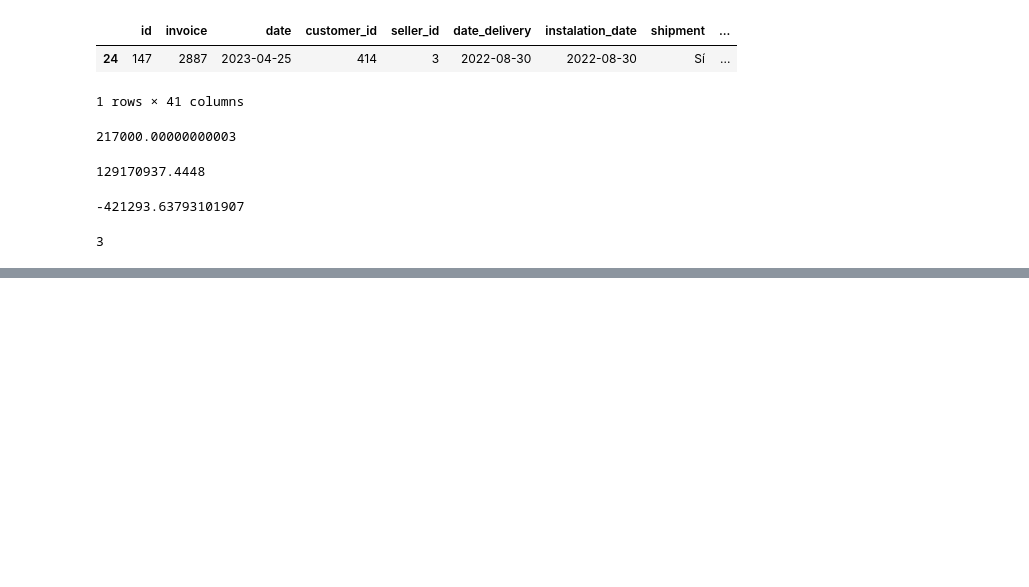
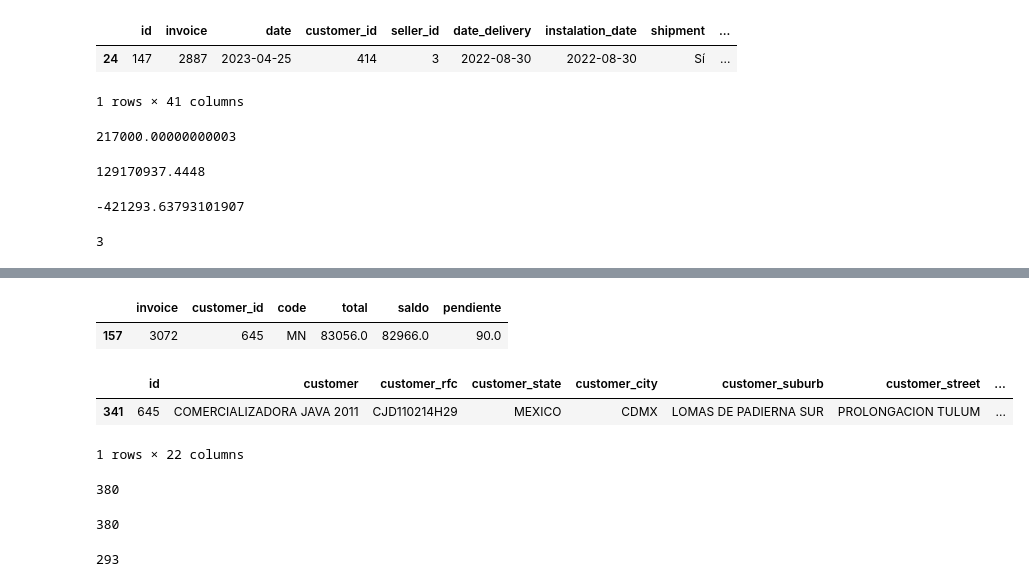
Before and after one commit to AjoloteCosmico/tyrsaAdmin, a Jupyter notebook: public/migracion.ipynb, the cells around one changed output, grey strips where cells are left out. Drawn from its saved outputs; the diff is of its cells as text; code cells hidden in the pictures; blank space fills up the shorter version.

```diff
--- a/public/migracion.ipynb
+++ b/public/migracion.ipynb
@@ -546,0 +664,15 @@ len(p)
+# %%
+pedidos.loc[pedidos['pendiente']>1,['invoice','customer_id','code','total','saldo','pendiente']]
+# %% [output]
+|  | invoice | customer_id | code | total | saldo | pendiente |
+| 157 | 3072 | 645 | MN | 83056.0 | 82966.0 | 90.0 |
+# %%
+clientes[clientes['id']==645]
+# %% [output]
+|  | id | customer | customer_rfc | customer_state | customer_city | customer_suburb | customer_street | ... |
+| 341 | 645 | COMERCIALIZADORA JAVA 2011 | CJD110214H29 | MEXICO | CDMX | LOMAS DE PADIERNA SUR | PROLONGACION TULUM | ... |
+1 rows × 22 columns
+# %%
+len(cobros)
+# %% [output]
+380
@@ -546,0 +681,4 @@ len(p)
+# %%
+len(cobros)
+# %% [output]
+380
@@ -546,0 +687,4 @@ len(p)
+# %%
+len(cobros)
+# %% [output]
+293
```
Also changed, not shown: parts of 14 cells of this notebook, 1 other file.
